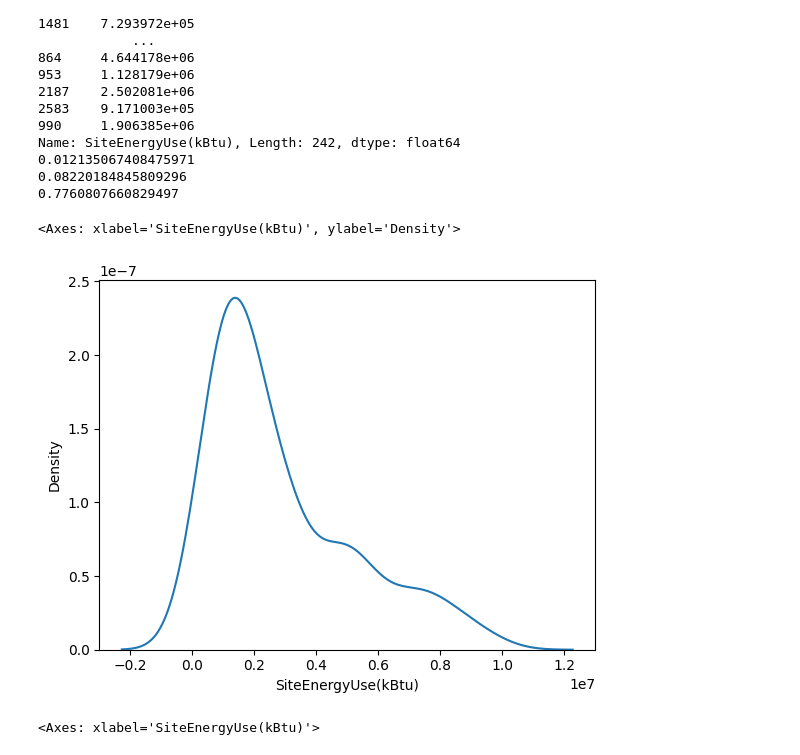
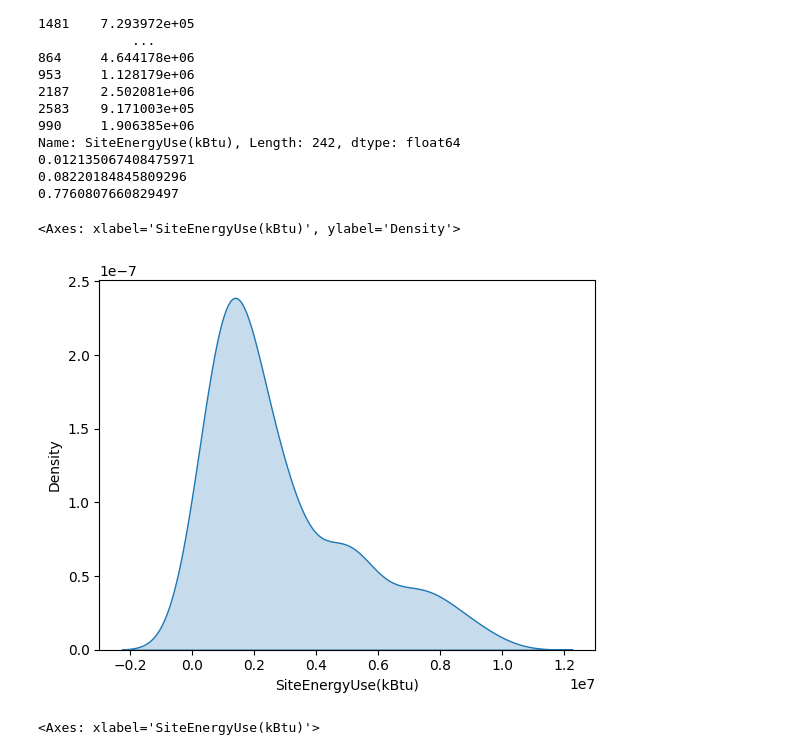
Before and after one commit to Soct/formation_OC, a Jupyter notebook: projet 3/P3_template_modelistation_supervisee_data_scientist.ipynb, the cells around one changed output. Drawn from its saved outputs; the diff is of its cells as text; code cells hidden in the pictures.

```diff
--- a/projet 3/P3_template_modelistation_supervisee_data_scientist.ipynb
+++ b/projet 3/P3_template_modelistation_supervisee_data_scientist.ipynb
@@ -383,10 +383,10 @@ Name: SiteEnergyUse(kBtu), Length: 242, dtype: float64
 0.08220184845809296
 0.7760807660829497
 # %%
-sns.kdeplot(x=y_test)
+sns.kdeplot(x=y_test, fill=True)
 # %% [output]
 <Axes: xlabel='SiteEnergyUse(kBtu)', ylabel='Density'>
-[figure, old version]
+[figure, new version]
 # %%
 sns.regplot(x=y_test, y=y_predicted)
 # %% [output]
```
Also changed, not shown: parts of 1 cell of this notebook, 1 other file.
